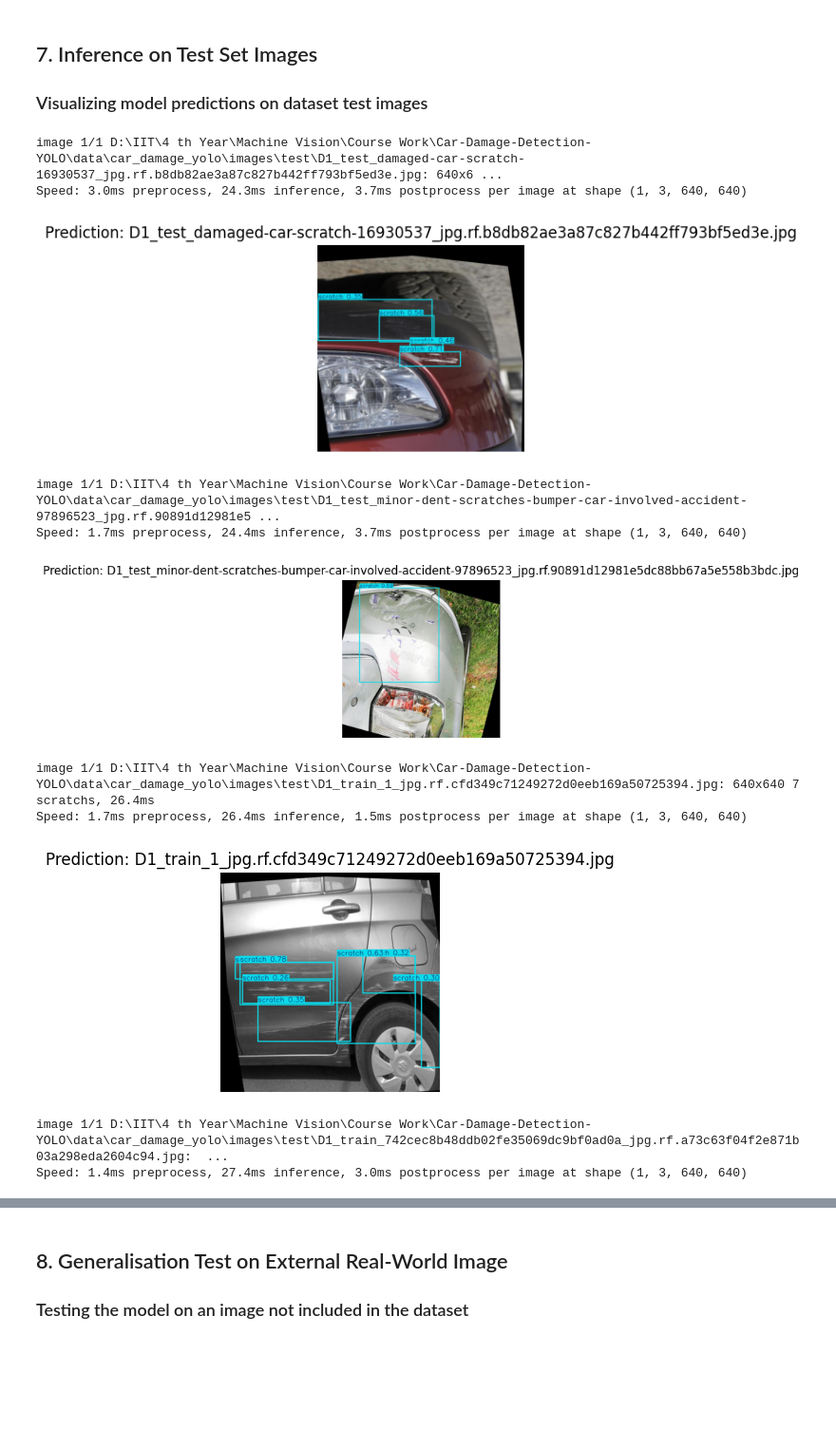
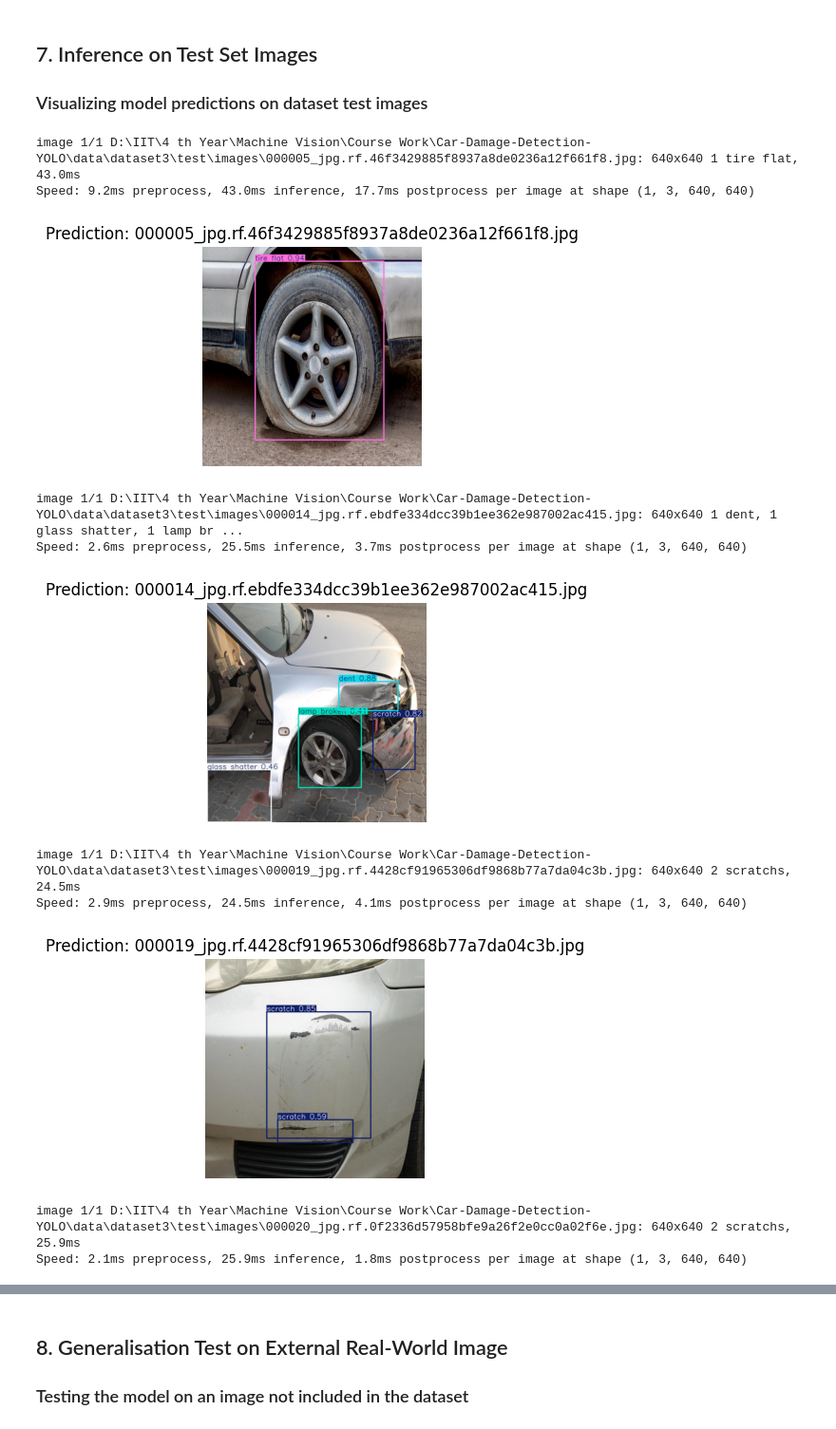
Before and after one commit to VanujaSooriyaarachchi/Car-Damage-Detection-YOLO, a Jupyter notebook: notebooks/car_damage_yolo.ipynb, the cells around one changed output, grey strips where cells are left out. Shown at 95% size. Saved outputs shown, nothing was run; the diff lists cells and outputs as text; code cells hidden in the pictures; blank space fills up the shorter version.

```diff
--- a/notebooks/car_damage_yolo.ipynb
+++ b/notebooks/car_damage_yolo.ipynb
@@ -10,7 +10,7 @@ import matplotlib.pyplot as plt
 
 # Set base paths
 PROJECT_ROOT = r"D:\IIT\4 th Year\Machine Vision\Course Work\Car-Damage-Detection-YOLO"
-DATA_DIR = os.path.join(PROJECT_ROOT, "data", "car_damage_yolo")
+DATA_DIR = os.path.join(PROJECT_ROOT, "data", "dataset3")
 CONFIG_PATH = os.path.join(PROJECT_ROOT, "config", "car_damage.yaml")
 
 print("PROJECT_ROOT:", PROJECT_ROOT)
@@ -41,0 +42,34 @@ plt.show()
+# %%
+from collections import defaultdict
+
+class_names = [
+    "crack",
+    "dent",
+    "glass shatter",
+    "lamp broken",
+    "scratch",
+    "tire flat"
+]
+
+train_labels_dir = os.path.join(DATA_DIR, "train", "labels")
+
+class_counts = defaultdict(int)
+
+for label_file in os.listdir(train_labels_dir):
+    if not label_file.endswith(".txt"):
+        continue
+
+    label_path = os.path.join(train_labels_dir, label_file)
+
+    with open(label_path, "r") as f:
+        lines = f.read().strip().splitlines()
+
+    for line in lines:
+        parts = line.split()
+        if len(parts) >= 1:
+            cls_id = int(parts[0])
+            class_counts[cls_id] += 1
+
+print("\nClass Instance Counts in TRAIN Split:")
+for cls_id, cls_name in enumerate(class_names):
+    print(f"{cls_id}: {cls_name:15s} → {class_counts[cls_id]} instances")
@@ -90,6 +132,6 @@ results = model.train(
     name="car_damage_yolov8s",
     project=os.path.join(PROJECT_ROOT, "models", "runs"),
     patience=10,
-    device=0
+    device=0,
 )
 # %% [output]
@@ -336,30 +439,30 @@ compare_df
 # %%
 best_weights_path = r"D:\IIT\4 th Year\Machine Vision\Course Work\Car-Damage-Detection-YOLO\models\runs\car_damage_yolov8s\weights\best.pt"
 model_best = YOLO(best_weights_path)
 
-test_dir = os.path.join(DATA_DIR, "images", "test")
+test_dir = os.path.join(DATA_DIR, "test", "images")
 test_imgs = os.listdir(test_dir)[:6]
 
 for img_name in test_imgs:
     img_path = os.path.join(test_dir, img_name)
     results = model_best(img_path)
 
     for r in results:
         plotted = r.plot()
         plt.figure(figsize=(3, 3))
         plt.imshow(cv2.cvtColor(plotted, cv2.COLOR_BGR2RGB))
         plt.title(f"Prediction: {img_name}")
         plt.axis("off")
         plt.show()
 # %% [output]
-image 1/1 D:\IIT\4 th Year\Machine Vision\Course Work\Car-Damage-Detection-YOLO\data\car_damage_yolo\images\test\D1_test_damaged-car-scratch-16930537_jpg.rf.b8db82ae3a87c827b442ff793bf5ed3e.jpg: 640x6 ...
-Speed: 3.0ms preprocess, 24.3ms inference, 3.7ms postprocess per image at shape (1, 3, 640, 640)
+image 1/1 D:\IIT\4 th Year\Machine Vision\Course Work\Car-Damage-Detection-YOLO\data\dataset3\test\images\000005_jpg.rf.46f3429885f8937a8de0236a12f661f8.jpg: 640x640 1 tire flat, 43.0ms
+Speed: 9.2ms preprocess, 43.0ms inference, 17.7ms postprocess per image at shape (1, 3, 640, 640)
-[figure, old version]
+[figure, new version]
-image 1/1 D:\IIT\4 th Year\Machine Vision\Course Work\Car-Damage-Detection-YOLO\data\car_damage_yolo\images\test\D1_test_minor-dent-scratches-bumper-car-involved-accident-97896523_jpg.rf.90891d12981e5 ...
-Speed: 1.7ms preprocess, 24.4ms inference, 3.7ms postprocess per image at shape (1, 3, 640, 640)
+image 1/1 D:\IIT\4 th Year\Machine Vision\Course Work\Car-Damage-Detection-YOLO\data\dataset3\test\images\000014_jpg.rf.ebdfe334dcc39b1ee362e987002ac415.jpg: 640x640 1 dent, 1 glass shatter, 1 lamp br ...
+Speed: 2.6ms preprocess, 25.5ms inference, 3.7ms postprocess per image at shape (1, 3, 640, 640)
-[figure, old version]
+[figure, new version]
-image 1/1 D:\IIT\4 th Year\Machine Vision\Course Work\Car-Damage-Detection-YOLO\data\car_damage_yolo\images\test\D1_train_1_jpg.rf.cfd349c71249272d0eeb169a50725394.jpg: 640x640 7 scratchs, 26.4ms
-Speed: 1.7ms preprocess, 26.4ms inference, 1.5ms postprocess per image at shape (1, 3, 640, 640)
+image 1/1 D:\IIT\4 th Year\Machine Vision\Course Work\Car-Damage-Detection-YOLO\data\dataset3\test\images\000019_jpg.rf.4428cf91965306df9868b77a7da04c3b.jpg: 640x640 2 scratchs, 24.5ms
+Speed: 2.9ms preprocess, 24.5ms inference, 4.1ms postprocess per image at shape (1, 3, 640, 640)
-[figure, old version]
+[figure, new version]
-image 1/1 D:\IIT\4 th Year\Machine Vision\Course Work\Car-Damage-Detection-YOLO\data\car_damage_yolo\images\test\D1_train_742cec8b48ddb02fe35069dc9bf0ad0a_jpg.rf.a73c63f04f2e871b03a298eda2604c94.jpg:  ...
-Speed: 1.4ms preprocess, 27.4ms inference, 3.0ms postprocess per image at shape (1, 3, 640, 640)
+image 1/1 D:\IIT\4 th Year\Machine Vision\Course Work\Car-Damage-Detection-YOLO\data\dataset3\test\images\000020_jpg.rf.0f2336d57958bfe9a26f2e0cc0a02f6e.jpg: 640x640 2 scratchs, 25.9ms
+Speed: 2.1ms preprocess, 25.9ms inference, 1.8ms postprocess per image at shape (1, 3, 640, 640)
```
Also changed, not shown: parts of 21 cells of this notebook, 47 other files.
